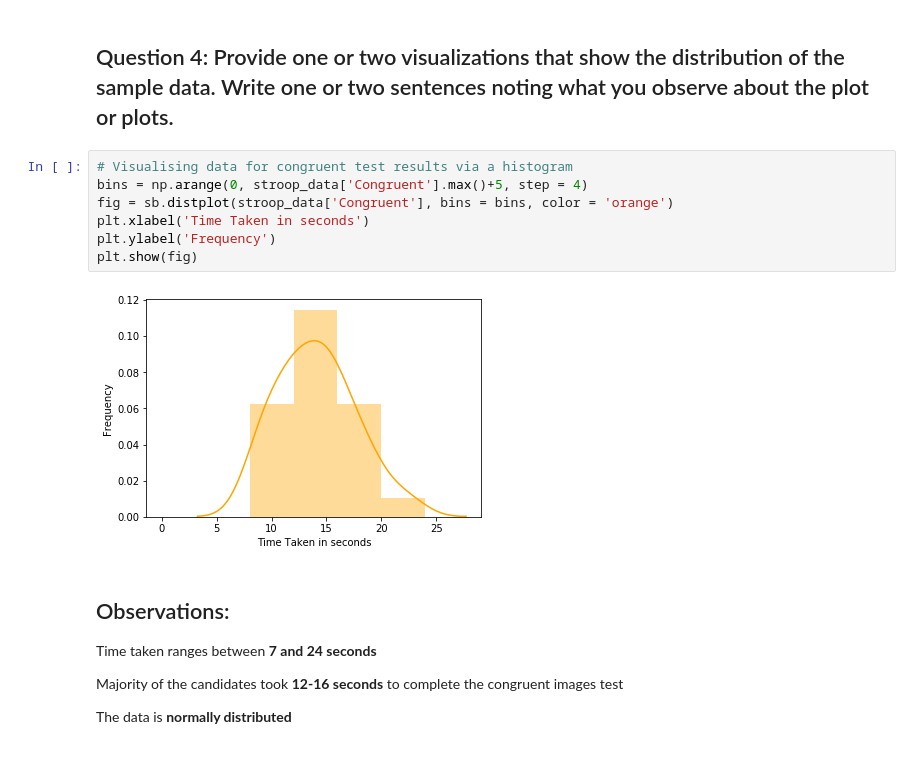
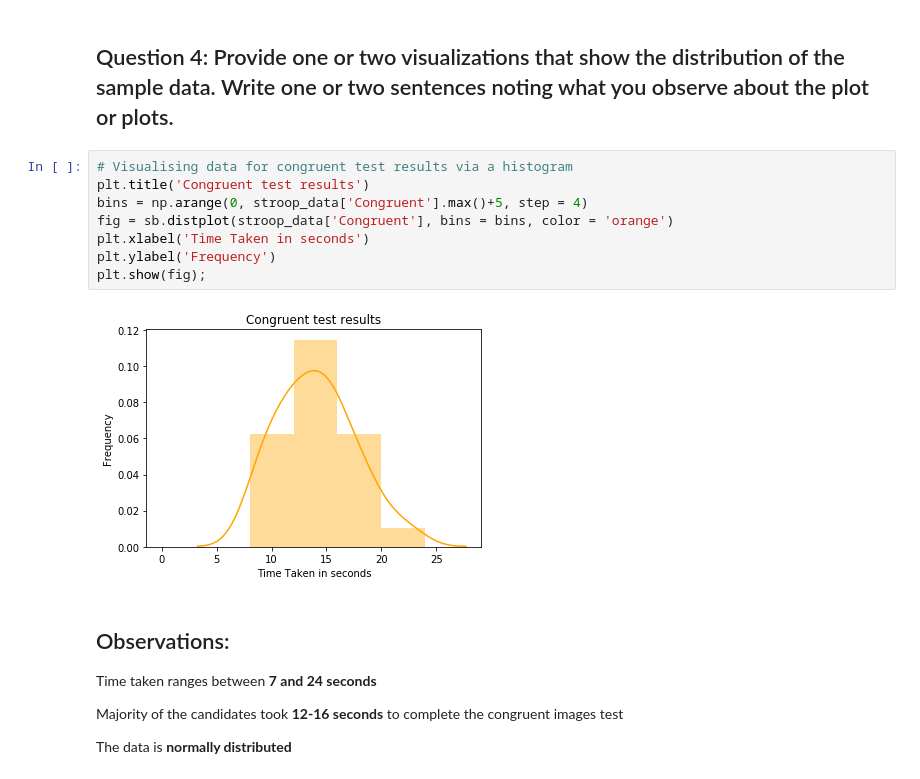
Before and after one commit to MayurBajaj2002/Stroop-Effect-Analysis, a Jupyter notebook: Stroop_Effect_Analysis.ipynb, the cells around one changed output. Cells and saved outputs as stored; diff of their text form.

```diff
--- a/Stroop_Effect_Analysis.ipynb
+++ b/Stroop_Effect_Analysis.ipynb
@@ -98,13 +107,14 @@ dtype: float64
 ## Question 4: Provide one or two visualizations that show the distribution of the sample data. Write one or two sentences noting what you observe about the plot or plots.
 # %%
 # Visualising data for congruent test results via a histogram
+plt.title('Congruent test results')
 bins = np.arange(0, stroop_data['Congruent'].max()+5, step = 4)
 fig = sb.distplot(stroop_data['Congruent'], bins = bins, color = 'orange')
 plt.xlabel('Time Taken in seconds')
 plt.ylabel('Frequency')
-plt.show(fig)
+plt.show(fig);
 # %% [output]
-[figure, old version]
+[figure, new version]
 # %% [markdown]
 ## Observations:
 
```
Also changed, not shown: parts of 13 cells of this notebook.
